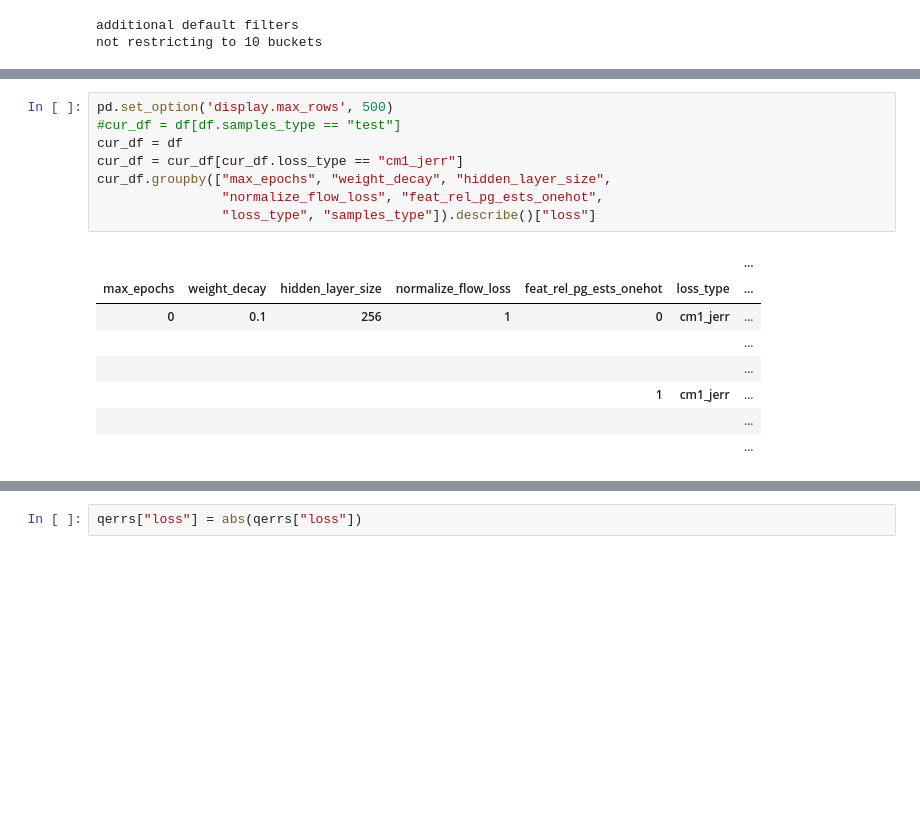
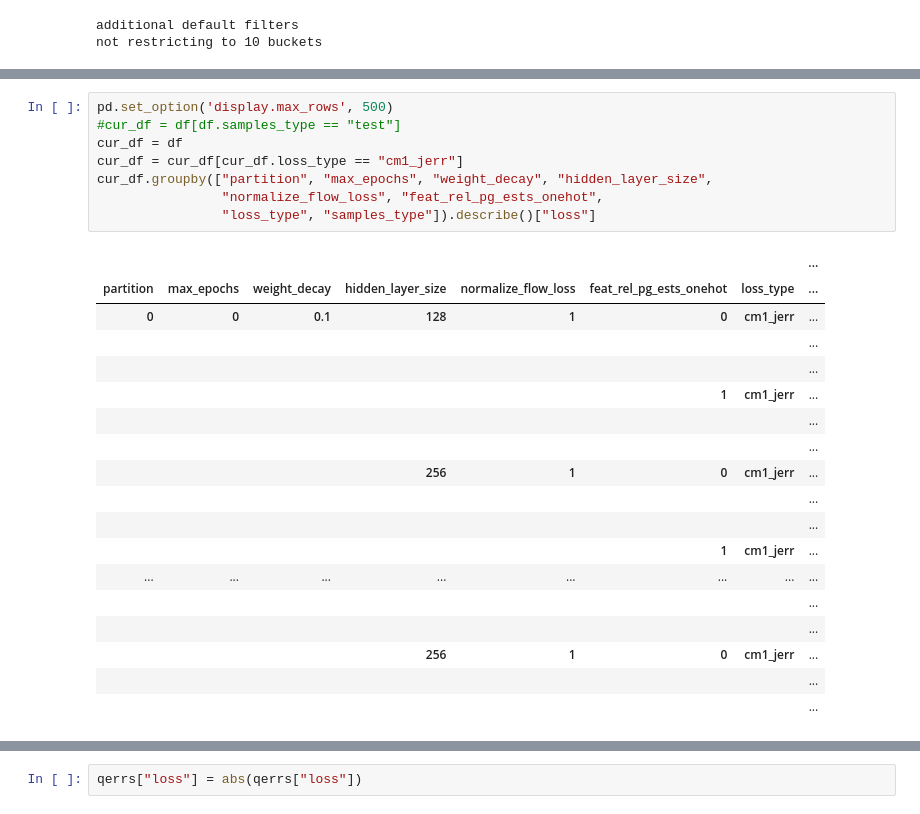
Before and after one commit to parimarjan/learned-cardinalities, a Jupyter notebook: summary_results.ipynb, the cells around one changed output, grey strips where cells are left out. Drawn from its saved outputs; the diff is of its cells as text; blank space fills up the shorter version.

```diff
--- a/summary_results.ipynb
+++ b/summary_results.ipynb
@@ -165,17 +171,27 @@ print(set(df["use_set_padding"]))
 # %%
 pd.set_option('display.max_rows', 500)
 #cur_df = df[df.samples_type == "test"]
 cur_df = df
 cur_df = cur_df[cur_df.loss_type == "cm1_jerr"]
-cur_df.groupby(["max_epochs", "weight_decay", "hidden_layer_size",
+cur_df.groupby(["partition", "max_epochs", "weight_decay", "hidden_layer_size",
                 "normalize_flow_loss", "feat_rel_pg_ests_onehot",
                 "loss_type", "samples_type"]).describe()["loss"]
 # %% [output]
-|  |  |  |  |  |  | ... |
-| max_epochs | weight_decay | hidden_layer_size | normalize_flow_loss | feat_rel_pg_ests_onehot | loss_type | ... |
-| 0 | 0.1 | 256 | 1 | 0 | cm1_jerr | ... |
-|  |  |  |  |  |  | ... |
-|  |  |  |  |  |  | ... |
-|  |  |  |  | 1 | cm1_jerr | ... |
-|  |  |  |  |  |  | ... |
-|  |  |  |  |  |  | ... |
+|  |  |  |  |  |  |  | ... |
+| partition | max_epochs | weight_decay | hidden_layer_size | normalize_flow_loss | feat_rel_pg_ests_onehot | loss_type | ... |
+| 0 | 0 | 0.1 | 128 | 1 | 0 | cm1_jerr | ... |
+|  |  |  |  |  |  |  | ... |
+|  |  |  |  |  |  |  | ... |
+|  |  |  |  |  | 1 | cm1_jerr | ... |
+|  |  |  |  |  |  |  | ... |
+|  |  |  |  |  |  |  | ... |
+|  |  |  | 256 | 1 | 0 | cm1_jerr | ... |
+|  |  |  |  |  |  |  | ... |
+|  |  |  |  |  |  |  | ... |
+|  |  |  |  |  | 1 | cm1_jerr | ... |
+| ... | ... | ... | ... | ... | ... | ... | ... |
+|  |  |  |  |  |  |  | ... |
+|  |  |  |  |  |  |  | ... |
+|  |  |  | 256 | 1 | 0 | cm1_jerr | ... |
+|  |  |  |  |  |  |  | ... |
+|  |  |  |  |  |  |  | ... |
```
Also changed, not shown: parts of 5 cells of this notebook, 5 other files.
